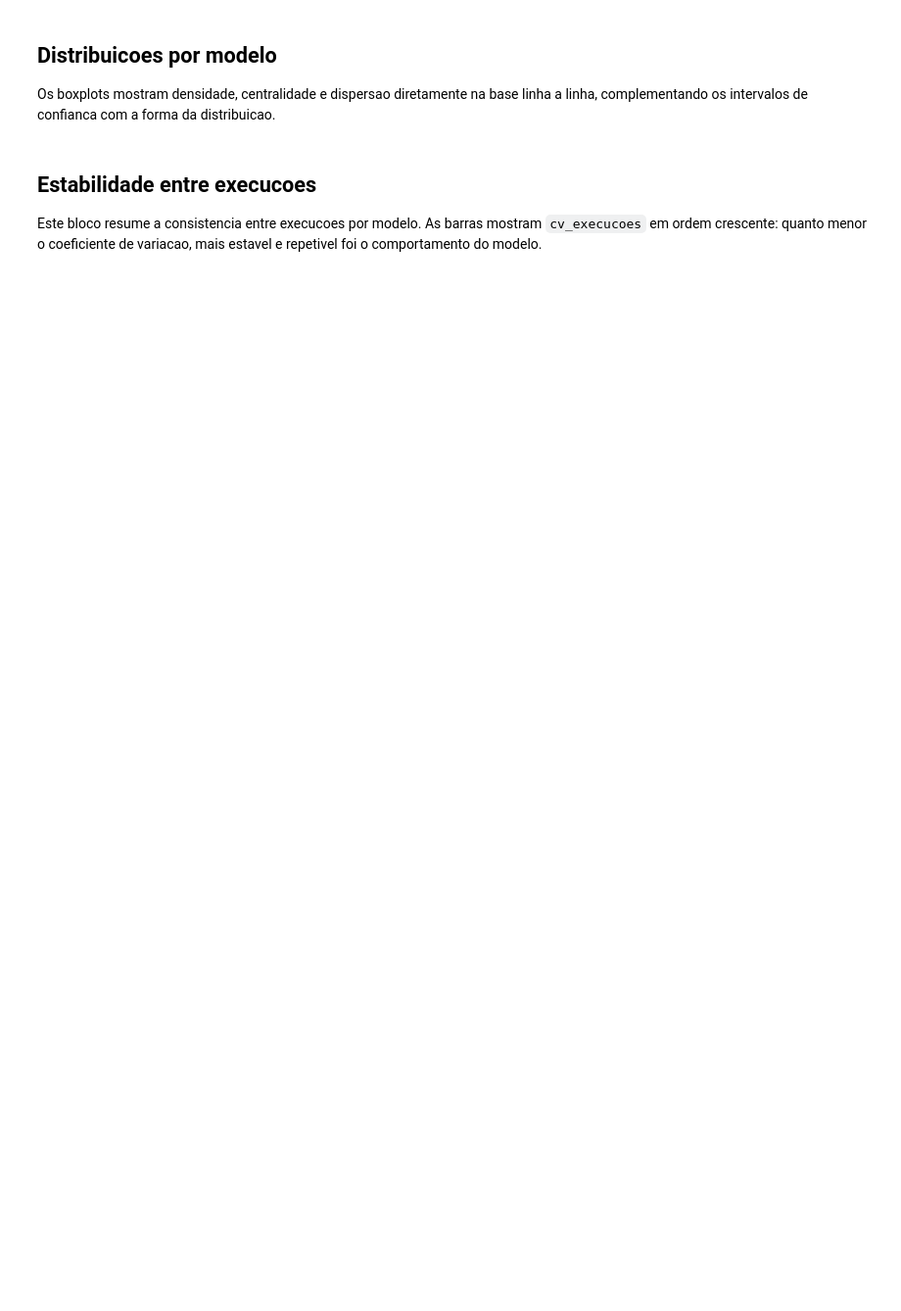
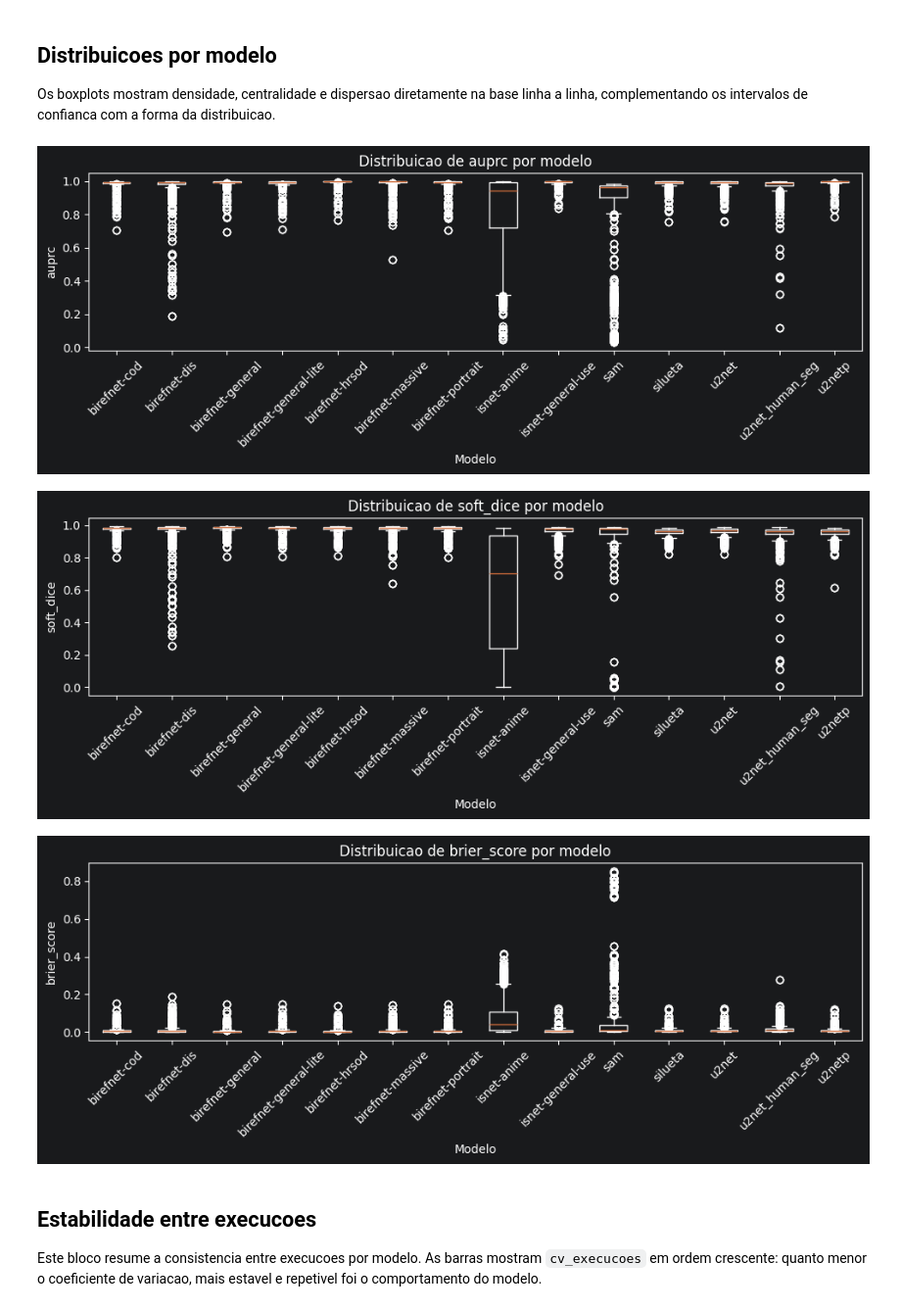
Before and after one commit to Victor-Saraiva-P/Projeto-bufalos, a Jupyter notebook: notebooks/05_visualizacao_segmentacao_bruta.ipynb, the cells around one changed output. Shown at 98% size. Drawn from its saved outputs; the diff is of its cells as text; code cells hidden in the pictures; blank space fills up the shorter version.

```diff
--- a/notebooks/05_visualizacao_segmentacao_bruta.ipynb
+++ b/notebooks/05_visualizacao_segmentacao_bruta.ipynb
@@ -103,12 +149,22 @@ for metric_name in metric_names:
 Os boxplots mostram densidade, centralidade e dispersao diretamente na base linha a linha, complementando os intervalos de confianca com a forma da distribuicao.
 # %%
 texto_distribuicao = 'Os boxplots mostram densidade, centralidade e dispersao diretamente na base linha a linha, complementando os intervalos de confianca com a forma da distribuicao.'
-figures_distribuicao = []
 
 for metric_name in metric_names:
+    df_plot = df_base[['modelo', metric_name, 'nome_arquivo', 'execucao']].copy()
     fig, _ = plot_metric_distribution_by_model(df_base, metric_name)
-    figures_distribuicao.append(fig)
+    export_figure_with_csv(
+        artifact_output_dir,
+        build_artifact_stem('notebook_05_segmentacao_bruta', 'distribuicao', metric_name, 'por_modelo'),
+        fig,
+        df_plot,
+    )
     plt.show()
+    plt.close(fig)
+# %% [output]
+[figure, added]
+[figure, added]
+[figure, added]
 # %% [markdown]
 ## Estabilidade entre execucoes
 
```
Also changed, not shown: parts of 10 cells of this notebook, 3 other files.
